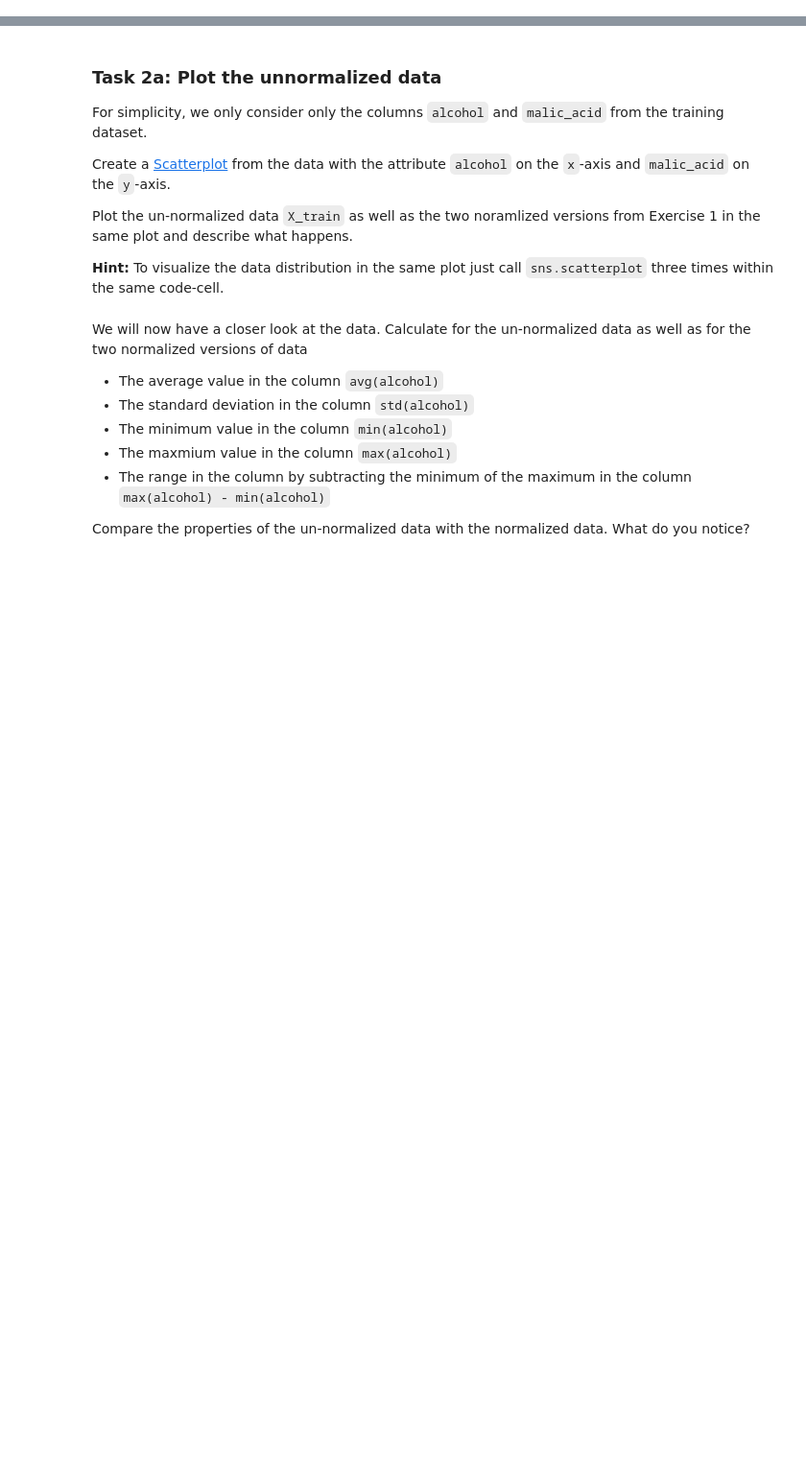
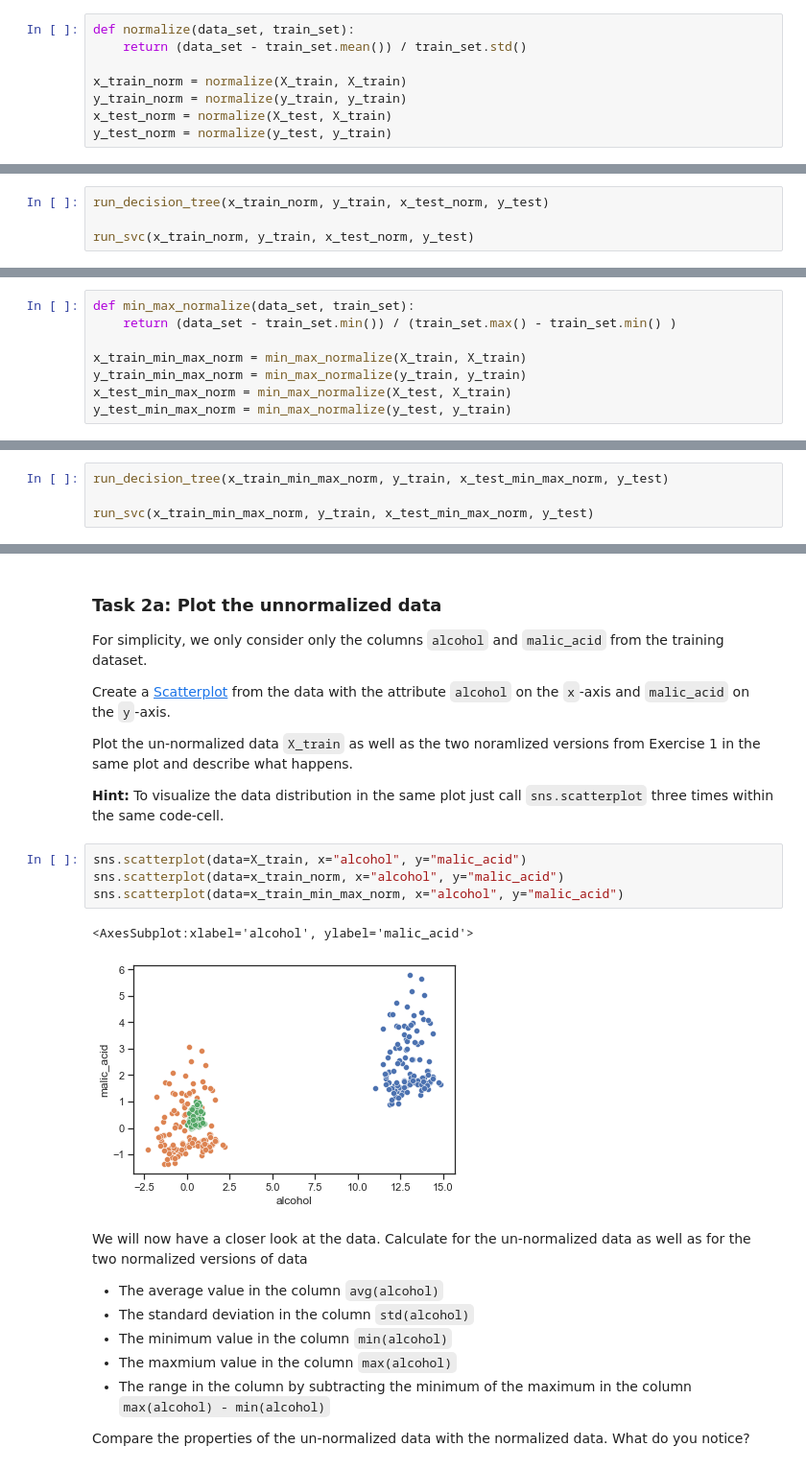
Before and after one commit to tumxo/mldm_hs22, a Jupyter notebook: labs/L01_Data-Processing_LAB_ASSIGNMENT.ipynb, the cells around one changed output, grey strips where cells are left out. Shown at 96% size. Cells and saved outputs as stored; diff of their text form; blank space fills up the shorter version.

```diff
--- a/labs/L01_Data-Processing_LAB_ASSIGNMENT.ipynb
+++ b/labs/L01_Data-Processing_LAB_ASSIGNMENT.ipynb
@@ -64,5 +98,17 @@ $$X_{normalized} = \frac{X-\mu_X}{\sigma_X}$$
 Calculate the mean and standard deviation __on the training data__ only (also when you normalize the testing dataset).
 
 `Pandas` provides built-in functions to calculate the average and the standard deviation. For example, `X_train.mean()` returns the average value per feature in the training dataset while `X_train.std()` returns the standard deviation per feature.
+# %%
+def normalize(data_set, train_set):
+    return (data_set - train_set.mean()) / train_set.std()
+
+x_train_norm = normalize(X_train, X_train)
+y_train_norm = normalize(y_train, y_train)
+x_test_norm = normalize(X_test, X_train)
+y_test_norm = normalize(y_test, y_train)
 # %% [markdown]
 Call the two classification functions again with the normalized data and report the changes in accuracy. What do you notice?
+# %%
+run_decision_tree(x_train_norm, y_train, x_test_norm, y_test)
+
+run_svc(x_train_norm, y_train, x_test_norm, y_test)
@@ -74,5 +123,17 @@ Repeat the task 1b but use the following formula to normalize tha data:
 $$X_{normalized} = \frac{X-X_{min}}{X_{max} - X_{min}}$$
 
 Again, calculate the mean and standard deviation __on the training data__ only (also when you normalize the testing dataset) and use the built-in function `X_train.min()` resp. `X_train.max()`.
+# %%
+def min_max_normalize(data_set, train_set):
+    return (data_set - train_set.min()) / (train_set.max() - train_set.min() )
+
+x_train_min_max_norm = min_max_normalize(X_train, X_train)
+y_train_min_max_norm = min_max_normalize(y_train, y_train)
+x_test_min_max_norm = min_max_normalize(X_test, X_train)
+y_test_min_max_norm = min_max_normalize(y_test, y_train)
 # %% [markdown]
 Call the two classification functions again with the normalized data and report the changes in accuracy. What do you notice?
+# %%
+run_decision_tree(x_train_min_max_norm, y_train, x_test_min_max_norm, y_test)
+
+run_svc(x_train_min_max_norm, y_train, x_test_min_max_norm, y_test)
@@ -98,6 +162,13 @@ Create a [Scatterplot](https://seaborn.pydata.org/generated/seaborn.scatterplot.
 Plot the un-normalized data `X_train` as well as the two noramlized versions from Exercise 1 in the same plot and describe what happens.
 
 __Hint:__ To visualize the data distribution in the same plot just call `sns.scatterplot` three times within the same code-cell.
+# %%
+sns.scatterplot(data=X_train, x="alcohol", y="malic_acid")
+sns.scatterplot(data=x_train_norm, x="alcohol", y="malic_acid")
+sns.scatterplot(data=x_train_min_max_norm, x="alcohol", y="malic_acid")
+# %% [output]
+<AxesSubplot:xlabel='alcohol', ylabel='malic_acid'>
+[figure, added]
 # %% [markdown]
 We will now have a closer look at the data. Calculate for the un-normalized data as well as for the two normalized versions of data
 
```
Also changed, not shown: parts of 10 cells of this notebook, 6 other files.
